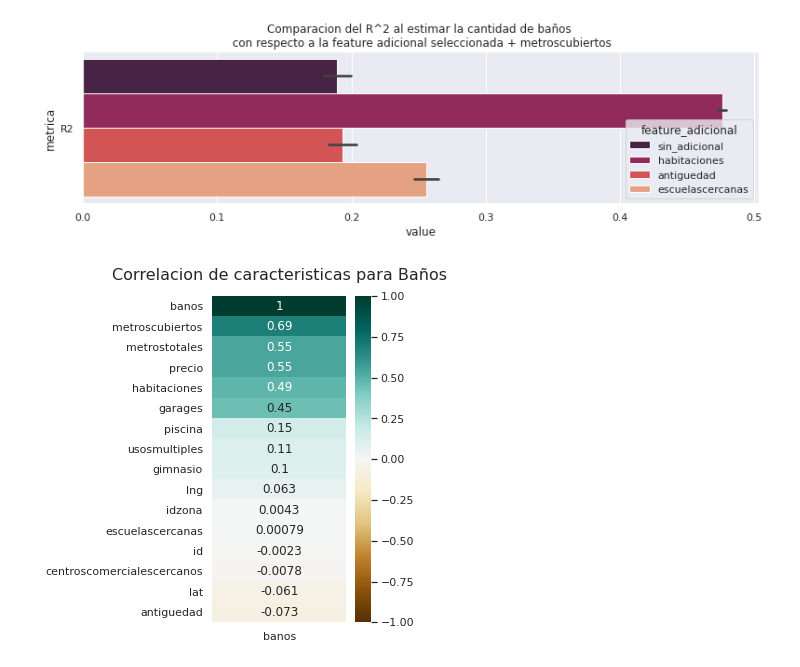
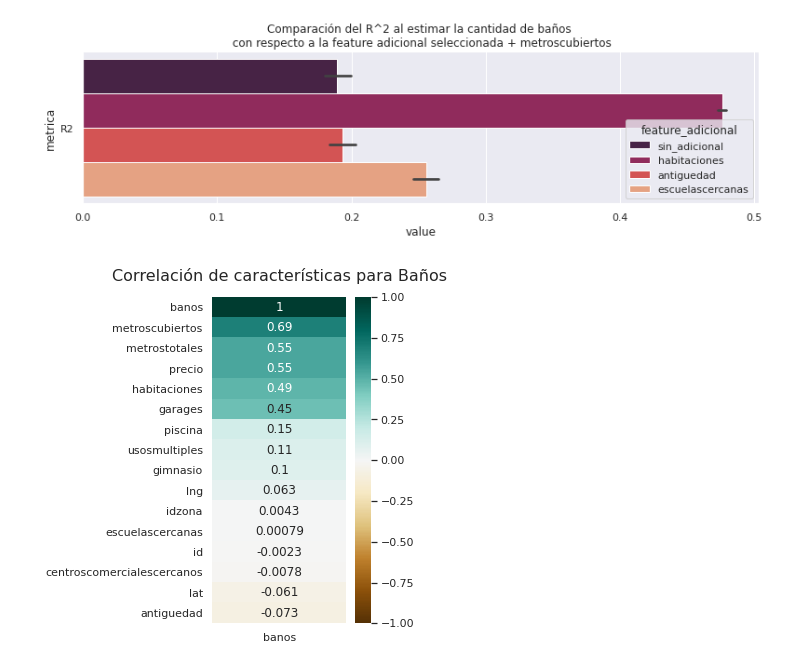
Before and after one commit to davidvenegasr/TP3-MetNum, a Jupyter notebook: notebooks/Exp1.ipynb, the cells around one changed output. Saved outputs shown, nothing was run; the diff lists cells and outputs as text; code cells hidden in the pictures.

```diff
--- a/notebooks/Exp1.ipynb
+++ b/notebooks/Exp1.ipynb
@@ -159,8 +159,8 @@ plt.savefig("Exp1/Comp-de-r2-para-las-features-seleccionadas.png", bbox_inches =
 # %%
 plt.figure(figsize=(3, 6))
 heatmap = sns.heatmap(df_train.corr()[['banos']].sort_values(by='banos', ascending=False), vmin=-1, vmax=1, annot=True, cmap='BrBG')
-heatmap.set_title('Correlacion de caracteristicas para Baños', fontdict={'fontsize':16}, pad=16)
+heatmap.set_title('Correlación de características para Baños', fontdict={'fontsize':16}, pad=16)
 
 plt.savefig("Exp1/Correlacion-de-caracteristicas-para-Banos.png", bbox_inches = "tight")
 # %% [output]
-[figure, old version]
+[figure, new version]
```
Also changed, not shown: parts of 2 cells of this notebook, 3 other files.
